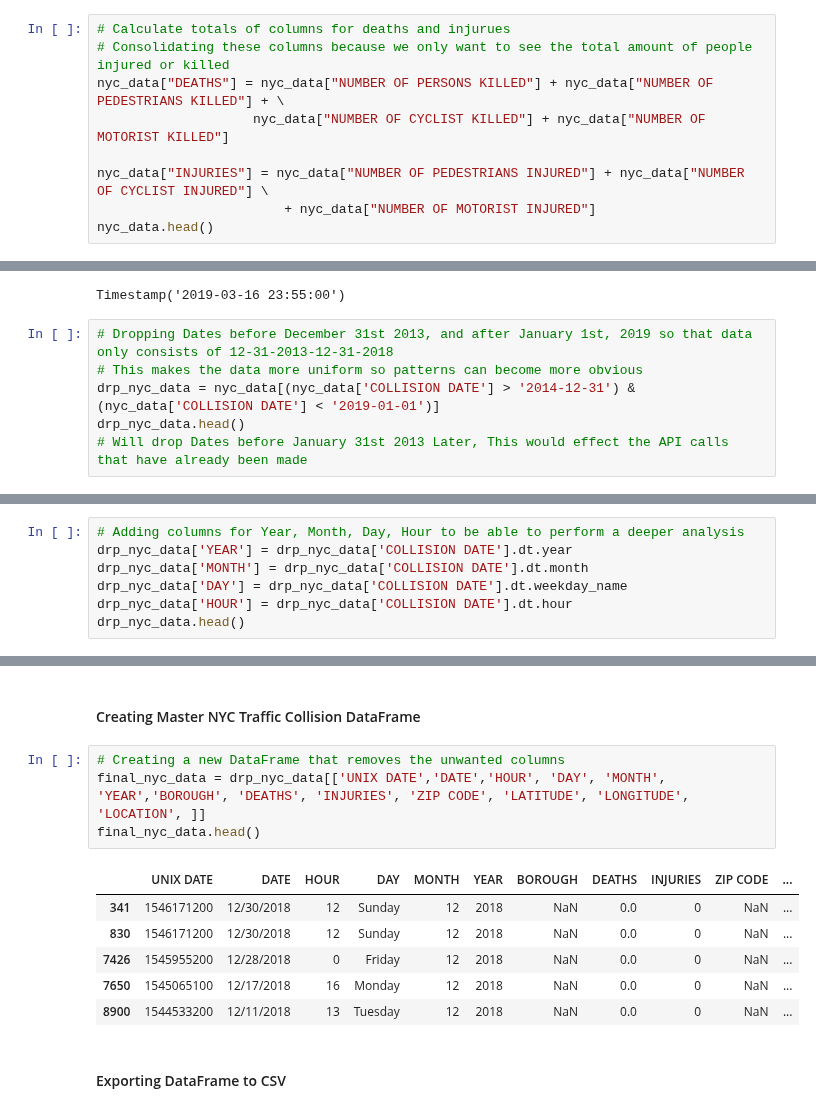
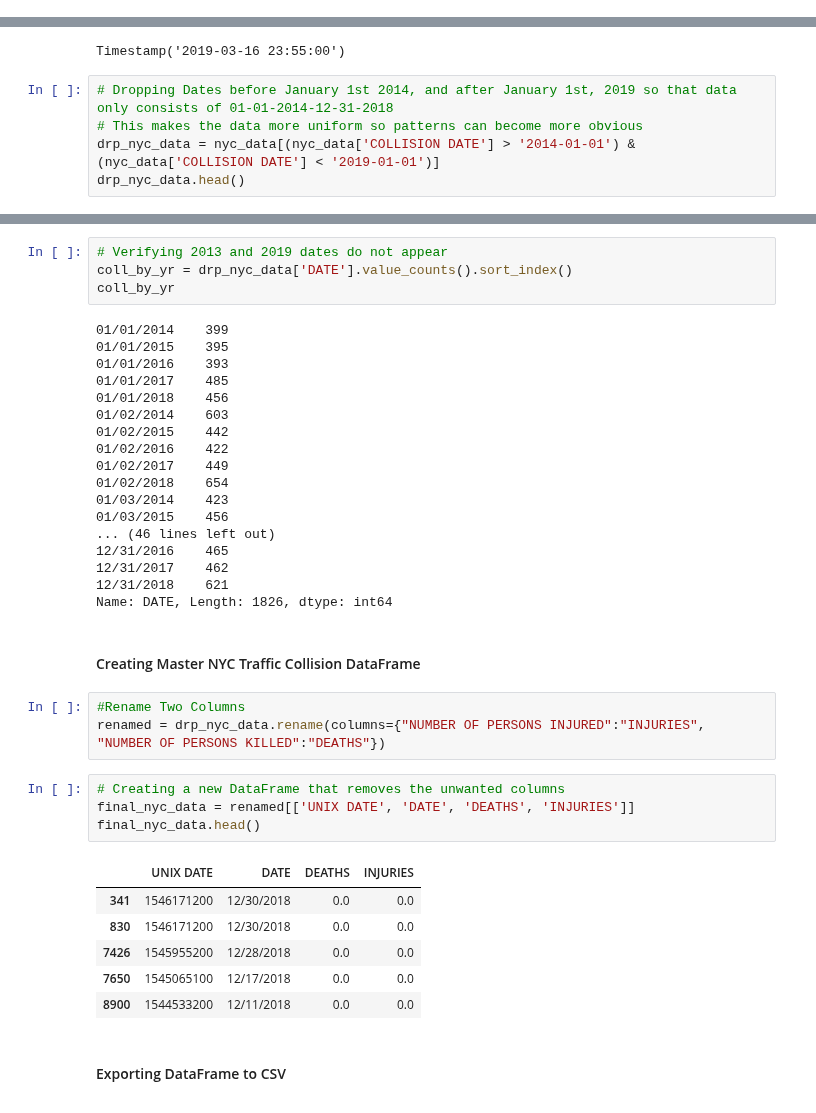
Before and after one commit to huntercash/ProjectOne, a Jupyter notebook: master_notebooks/cleaning.ipynb, the cells around one changed output, grey strips where cells are left out. Cells and saved outputs as stored; diff of their text form.

Commit message:
Created Clean Data Master File
somewhat finalized the clean data master notebook, exported 2 master CSV files, and cleaned up some unused files.

```diff
--- a/master_notebooks/cleaning.ipynb
+++ b/master_notebooks/cleaning.ipynb
@@ -90,12 +90,3 @@ VEHICLE TYPE CODE 5                   44
 dtype: int64
 # %% [markdown]
 ### Begin Data Consolidation For Project
-# %%
-# Calculate totals of columns for deaths and injurues
-# Consolidating these columns because we only want to see the total amount of people injured or killed
-nyc_data["DEATHS"] = nyc_data["NUMBER OF PERSONS KILLED"] + nyc_data["NUMBER OF PEDESTRIANS KILLED"] + \
-                    nyc_data["NUMBER OF CYCLIST KILLED"] + nyc_data["NUMBER OF MOTORIST KILLED"]
-
-nyc_data["INJURIES"] = nyc_data["NUMBER OF PEDESTRIANS INJURED"] + nyc_data["NUMBER OF CYCLIST INJURED"] \
-                        + nyc_data["NUMBER OF MOTORIST INJURED"]
-nyc_data.head()
@@ -132,11 +115,10 @@ nyc_data['COLLISION DATE'].max()
 # %% [output]
 Timestamp('2019-03-16 23:55:00')
 # %%
-# Dropping Dates before December 31st 2013, and after January 1st, 2019 so that data only consists of 12-31-2013-12-31-2018
+# Dropping Dates before January 1st 2014, and after January 1st, 2019 so that data only consists of 01-01-2014-12-31-2018
 # This makes the data more uniform so patterns can become more obvious
-drp_nyc_data = nyc_data[(nyc_data['COLLISION DATE'] > '2014-12-31') & (nyc_data['COLLISION DATE'] < '2019-01-01')]
+drp_nyc_data = nyc_data[(nyc_data['COLLISION DATE'] > '2014-01-01') & (nyc_data['COLLISION DATE'] < '2019-01-01')]
 drp_nyc_data.head()
-# Will drop Dates before January 31st 2013 Later, This would effect the API calls that have already been made
 # %% [output]
 |  | DATE | TIME | BOROUGH | ZIP CODE | LATITUDE | LONGITUDE | LOCATION | ON STREET NAME | CROSS STREET NAME | ... |
 | 341 | 12/30/2018 | 12:00 | NaN | NaN | NaN | NaN | NaN | NaN | NaN | ... |
@@ -169,7 +129,0 @@ dtype: int64
-# %%
-# Adding columns for Year, Month, Day, Hour to be able to perform a deeper analysis
-drp_nyc_data['YEAR'] = drp_nyc_data['COLLISION DATE'].dt.year
-drp_nyc_data['MONTH'] = drp_nyc_data['COLLISION DATE'].dt.month
-drp_nyc_data['DAY'] = drp_nyc_data['COLLISION DATE'].dt.weekday_name
-drp_nyc_data['HOUR'] = drp_nyc_data['COLLISION DATE'].dt.hour
-drp_nyc_data.head()
@@ -194,16 +130,41 @@ Name: YEAR, dtype: int64
+# %%
+# Verifying 2013 and 2019 dates do not appear
+coll_by_yr = drp_nyc_data['DATE'].value_counts().sort_index()
+coll_by_yr
+# %% [output]
+01/01/2014    399
+01/01/2015    395
+01/01/2016    393
+01/01/2017    485
+01/01/2018    456
+01/02/2014    603
+01/02/2015    442
+01/02/2016    422
+01/02/2017    449
+01/02/2018    654
+01/03/2014    423
+01/03/2015    456
+... (46 lines left out)
+12/31/2016    465
+12/31/2017    462
+12/31/2018    621
+Name: DATE, Length: 1826, dtype: int64
 # %% [markdown]
 #### Creating Master NYC Traffic Collision DataFrame
+# %%
+#Rename Two Columns
+renamed = drp_nyc_data.rename(columns={"NUMBER OF PERSONS INJURED":"INJURIES", "NUMBER OF PERSONS KILLED":"DEATHS"})
 # %%
 # Creating a new DataFrame that removes the unwanted columns
-final_nyc_data = drp_nyc_data[['UNIX DATE','DATE','HOUR', 'DAY', 'MONTH', 'YEAR','BOROUGH', 'DEATHS', 'INJURIES', 'ZIP CODE', 'LATITUDE', 'LONGITUDE', 'LOCATION', ]]
+final_nyc_data = renamed[['UNIX DATE', 'DATE', 'DEATHS', 'INJURIES']]
 final_nyc_data.head()
 # %% [output]
-|  | UNIX DATE | DATE | HOUR | DAY | MONTH | YEAR | BOROUGH | DEATHS | INJURIES | ZIP CODE | ... |
-| 341 | 1546171200 | 12/30/2018 | 12 | Sunday | 12 | 2018 | NaN | 0.0 | 0 | NaN | ... |
-| 830 | 1546171200 | 12/30/2018 | 12 | Sunday | 12 | 2018 | NaN | 0.0 | 0 | NaN | ... |
-| 7426 | 1545955200 | 12/28/2018 | 0 | Friday | 12 | 2018 | NaN | 0.0 | 0 | NaN | ... |
-| 7650 | 1545065100 | 12/17/2018 | 16 | Monday | 12 | 2018 | NaN | 0.0 | 0 | NaN | ... |
-| 8900 | 1544533200 | 12/11/2018 | 13 | Tuesday | 12 | 2018 | NaN | 0.0 | 0 | NaN | ... |
+|  | UNIX DATE | DATE | DEATHS | INJURIES |
+| 341 | 1546171200 | 12/30/2018 | 0.0 | 0.0 |
+| 830 | 1546171200 | 12/30/2018 | 0.0 | 0.0 |
+| 7426 | 1545955200 | 12/28/2018 | 0.0 | 0.0 |
+| 7650 | 1545065100 | 12/17/2018 | 0.0 | 0.0 |
+| 8900 | 1544533200 | 12/11/2018 | 0.0 | 0.0 |
 # %% [markdown]
 #### Exporting DataFrame to CSV
 # %%
```
Also changed, not shown: parts of 32 cells of this notebook, 7 other files.
